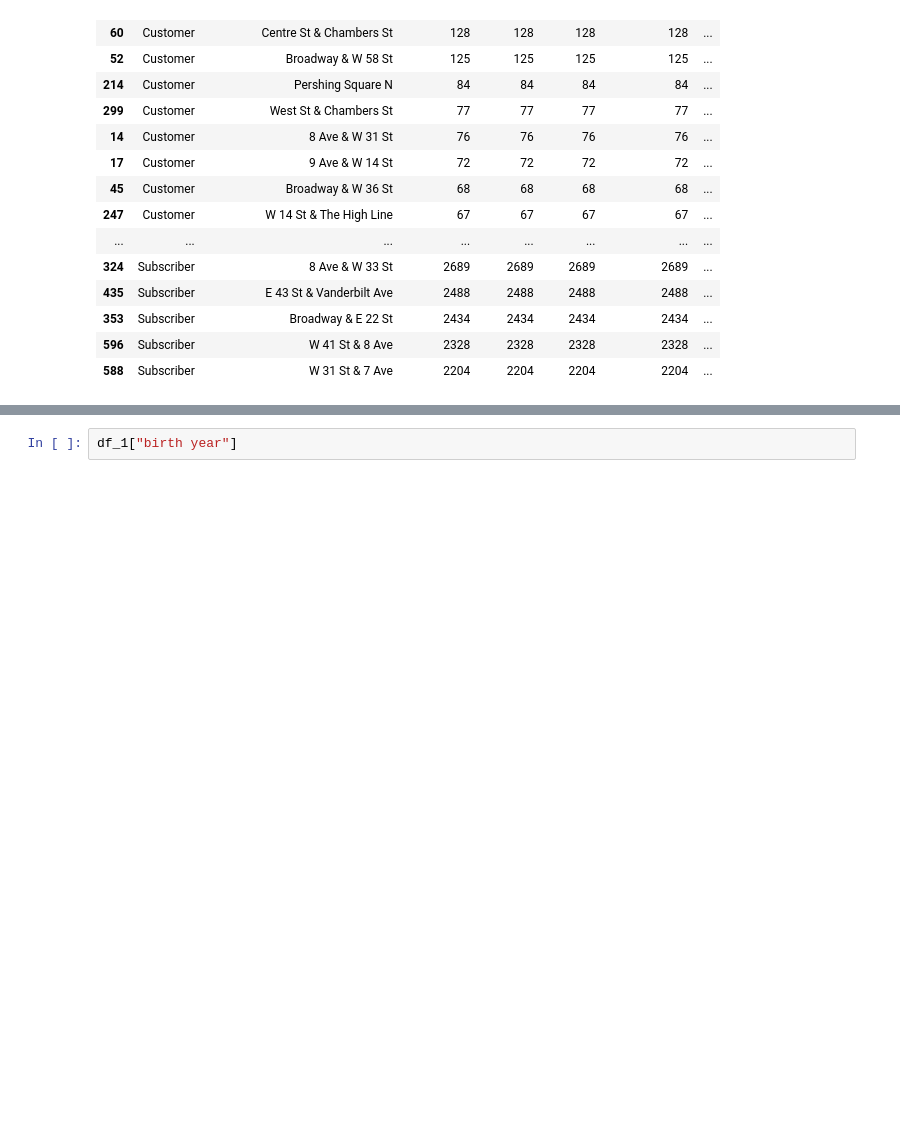
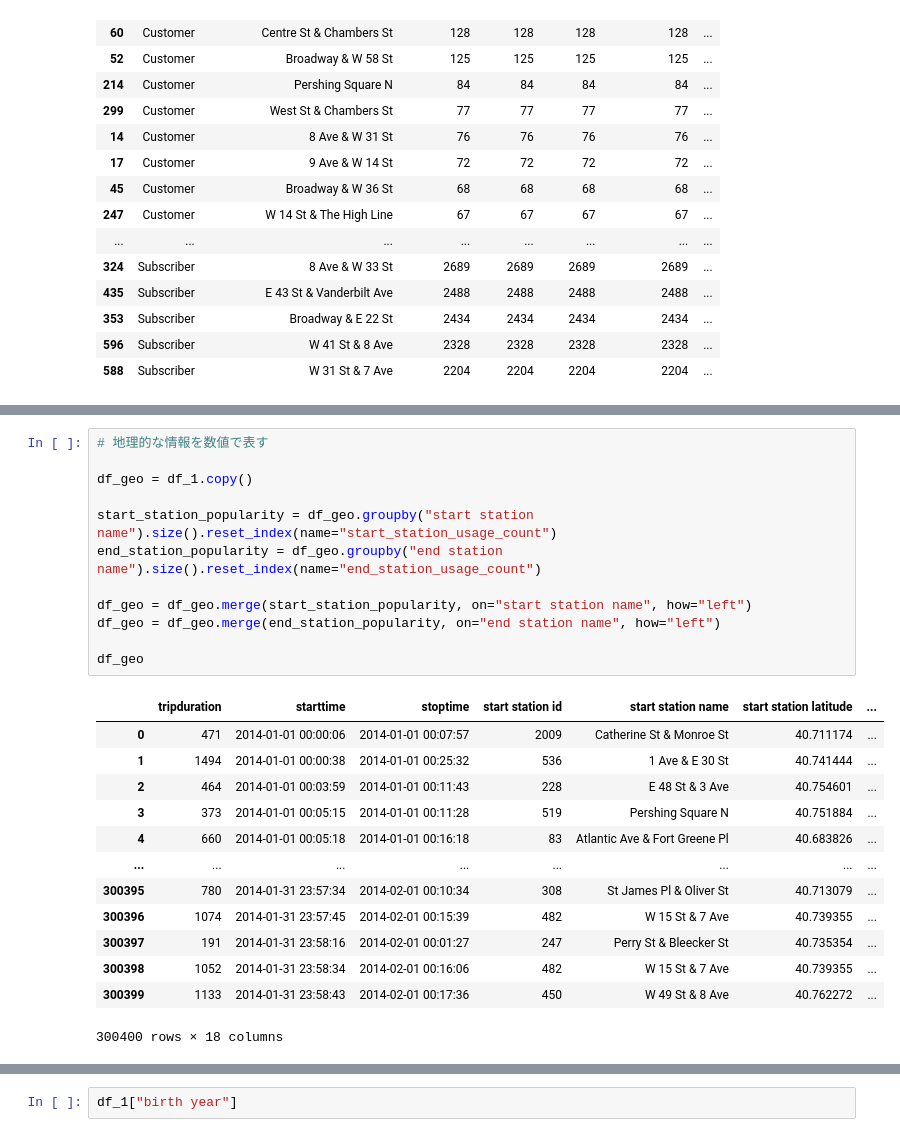
Before and after one commit to shinya-kg0/citibike-mlops, a Jupyter notebook: notebooks/2014/01_eda.ipynb, the cells around one changed output, grey strips where cells are left out. Saved outputs shown, nothing was run; the diff lists cells and outputs as text; blank space fills up the shorter version.

```diff
--- a/notebooks/2014/01_eda.ipynb
+++ b/notebooks/2014/01_eda.ipynb
@@ -448,3 +464,29 @@ top10
+# %%
+# 地理的な情報を数値で表す
+
+df_geo = df_1.copy()
+
+start_station_popularity = df_geo.groupby("start station name").size().reset_index(name="start_station_usage_count")
+end_station_popularity = df_geo.groupby("end station name").size().reset_index(name="end_station_usage_count")
+
+df_geo = df_geo.merge(start_station_popularity, on="start station name", how="left")
+df_geo = df_geo.merge(end_station_popularity, on="end station name", how="left")
+
+df_geo
+# %% [output]
+|  | tripduration | starttime | stoptime | start station id | start station name | start station latitude | ... |
+| 0 | 471 | 2014-01-01 00:00:06 | 2014-01-01 00:07:57 | 2009 | Catherine St & Monroe St | 40.711174 | ... |
+| 1 | 1494 | 2014-01-01 00:00:38 | 2014-01-01 00:25:32 | 536 | 1 Ave & E 30 St | 40.741444 | ... |
+| 2 | 464 | 2014-01-01 00:03:59 | 2014-01-01 00:11:43 | 228 | E 48 St & 3 Ave | 40.754601 | ... |
+| 3 | 373 | 2014-01-01 00:05:15 | 2014-01-01 00:11:28 | 519 | Pershing Square N | 40.751884 | ... |
+| 4 | 660 | 2014-01-01 00:05:18 | 2014-01-01 00:16:18 | 83 | Atlantic Ave & Fort Greene Pl | 40.683826 | ... |
+| ... | ... | ... | ... | ... | ... | ... | ... |
+| 300395 | 780 | 2014-01-31 23:57:34 | 2014-02-01 00:10:34 | 308 | St James Pl & Oliver St | 40.713079 | ... |
+| 300396 | 1074 | 2014-01-31 23:57:45 | 2014-02-01 00:15:39 | 482 | W 15 St & 7 Ave | 40.739355 | ... |
+| 300397 | 191 | 2014-01-31 23:58:16 | 2014-02-01 00:01:27 | 247 | Perry St & Bleecker St | 40.735354 | ... |
+| 300398 | 1052 | 2014-01-31 23:58:34 | 2014-02-01 00:16:06 | 482 | W 15 St & 7 Ave | 40.739355 | ... |
+| 300399 | 1133 | 2014-01-31 23:58:43 | 2014-02-01 00:17:36 | 450 | W 49 St & 8 Ave | 40.762272 | ... |
+300400 rows × 18 columns
 # %% [markdown]
 ## gender, birth year
 
```
Also changed, not shown: parts of 8 cells of this notebook, 2 other files.
